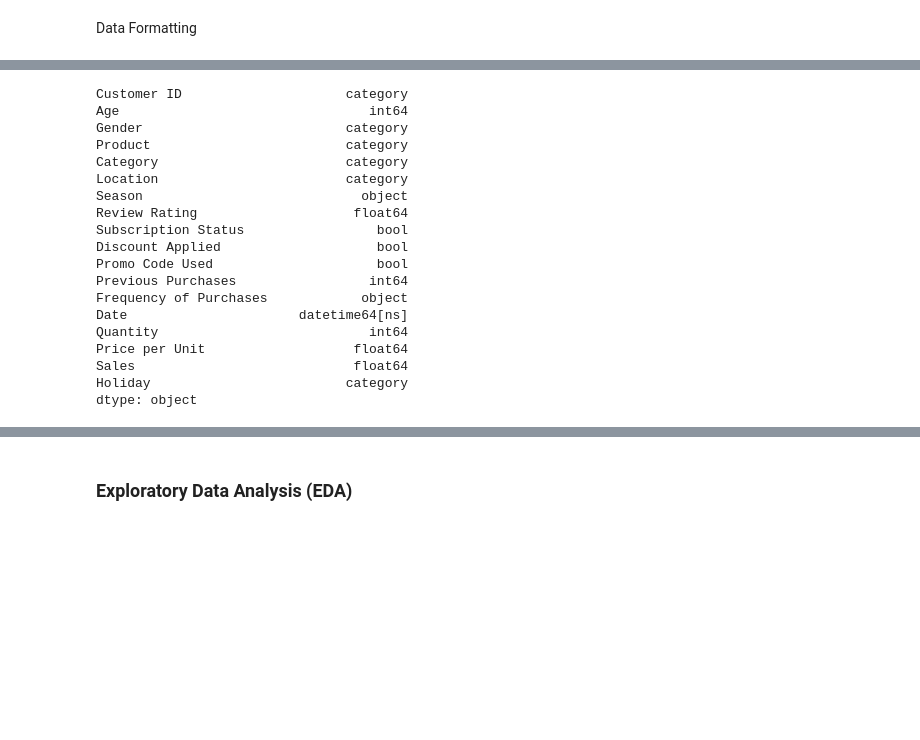
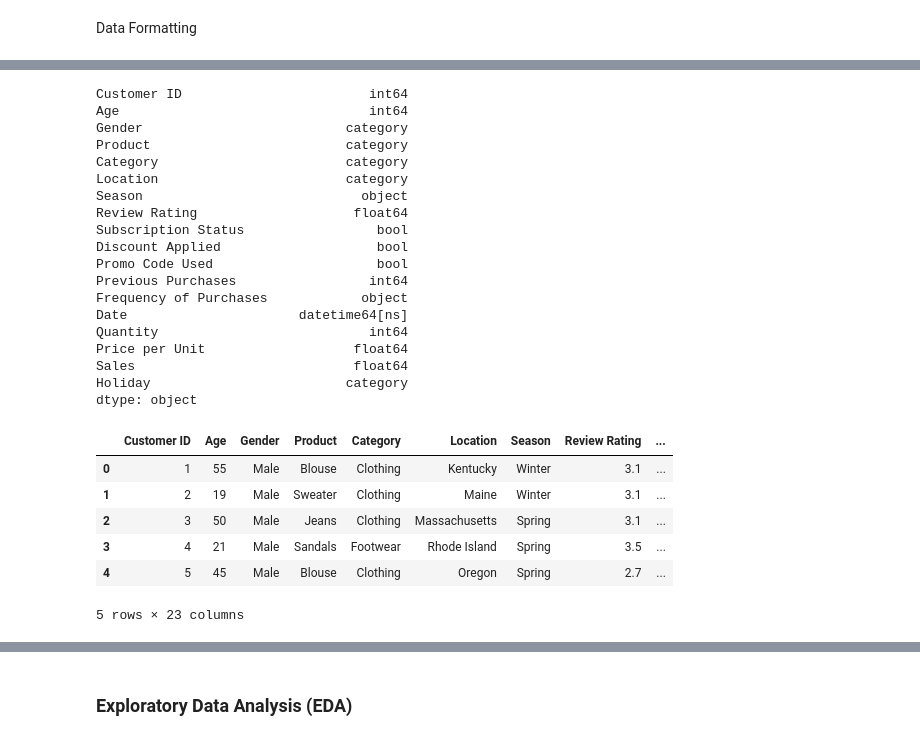
Before and after one commit to JamilaAr/Retail-Sales-and-Customer-Shopping-Trends, a Jupyter notebook: notebooks/Retail Sales and Customer Shopping Trends.ipynb, the cells around one changed output, grey strips where cells are left out. Saved outputs shown, nothing was run; the diff lists cells and outputs as text; code cells hidden in the pictures; blank space fills up the shorter version.

```diff
--- a/notebooks/Retail Sales and Customer Shopping Trends.ipynb
+++ b/notebooks/Retail Sales and Customer Shopping Trends.ipynb
@@ -409,7 +405,7 @@ dtype: object
 # %%
 # Convert columns from merged_df to appropriate types
 # Convert selected columns to 'category'
-categorical_columns = ['Customer ID', 'Gender', 'Product', 'Category', 'Location', 'Holiday']
+categorical_columns = ['Gender', 'Product', 'Category', 'Location', 'Holiday']
 for col in categorical_columns:
     merged_df[col] = merged_df[col].astype('category')
 
@@ -419,7 +415,8 @@ merged_df['Date'] = pd.to_datetime(merged_df['Date'])
 # Convert 'Quantity', 'Previous Purchases', and 'Age' to integers
 merged_df['Quantity'] = pd.to_numeric(merged_df['Quantity']).fillna(0).astype(int)
 merged_df['Previous Purchases'] = pd.to_numeric(merged_df['Previous Purchases']).fillna(0).astype(int)
-# merged_df['Age'] = pd.to_numeric(merged_df['Age']).fillna(0).astype(int)
+merged_df['Age'] = pd.to_numeric(merged_df['Age']).fillna(0).astype(int)
+merged_df['Customer ID'] = pd.to_numeric(merged_df['Customer ID']).astype(int)
 
 # Convert Yes/No columns to boolean
 yes_no_columns = ['Subscription Status', 'Discount Applied', 'Promo Code Used']
@@ -427,7 +424,7 @@ for col in yes_no_columns:
     merged_df[col] = merged_df[col].map({'Yes': True, 'No': False}).astype(bool)
 merged_df.dtypes
 # %% [output]
-Customer ID                     category
+Customer ID                        int64
 Age                                int64
 Gender                          category
 Product                         category
@@ -463,6 +460,26 @@ bins = [0, 10, 20, 30, 40, 50, merged_df['Previous Purchases'].max() + 1]
 labels = ['0-10', '11-20', '21-30', '31-40', '41-50', '50+']  # Adjusted labels
 # Create 'Previous Purchases Group' column
 merged_df['Previous Purchases Group'] = pd.cut(merged_df['Previous Purchases'], bins=bins, labels=labels, right=False)
+# %%
+# Define the path to save the merged_df as a CSV file
+data_folder_path = r'C:\Users\Code Lou\OneDrive\Desktop\Retail-Sales-and-Customer-Shopping-Trends\data'
+# Sort the DataFrame by 'Customer ID'
+merged_df = merged_df.sort_values(by=['Customer ID'], ascending=True)
+
+# Reset the index
+merged_df.reset_index(drop=True, inplace=True)
+
+# Save the merged DataFrame to a CSV file in the specified folder
+merged_df.to_csv(os.path.join(data_folder_path, 'merged_data.csv'))
+merged_df.head()
+# %% [output]
+|  | Customer ID | Age | Gender | Product | Category | Location | Season | Review Rating | ... |
+| 0 | 1 | 55 | Male | Blouse | Clothing | Kentucky | Winter | 3.1 | ... |
+| 1 | 2 | 19 | Male | Sweater | Clothing | Maine | Winter | 3.1 | ... |
+| 2 | 3 | 50 | Male | Jeans | Clothing | Massachusetts | Spring | 3.1 | ... |
+| 3 | 4 | 21 | Male | Sandals | Footwear | Rhode Island | Spring | 3.5 | ... |
+| 4 | 5 | 45 | Male | Blouse | Clothing | Oregon | Spring | 2.7 | ... |
+5 rows × 23 columns
 # %%
 merged_df.head()
 # %% [output]
```
Also changed, not shown: parts of 16 cells of this notebook, 1 other file.
